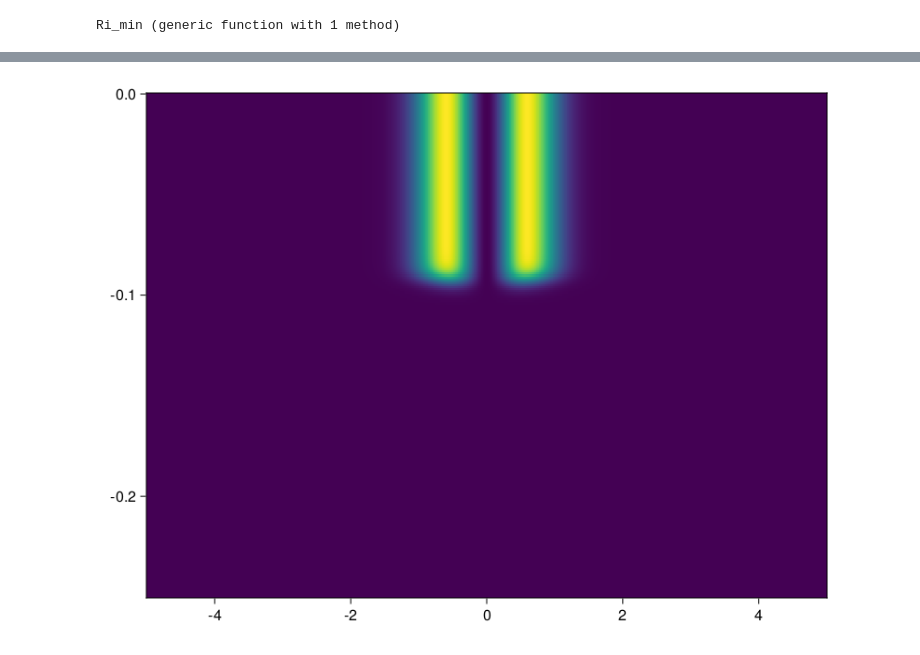
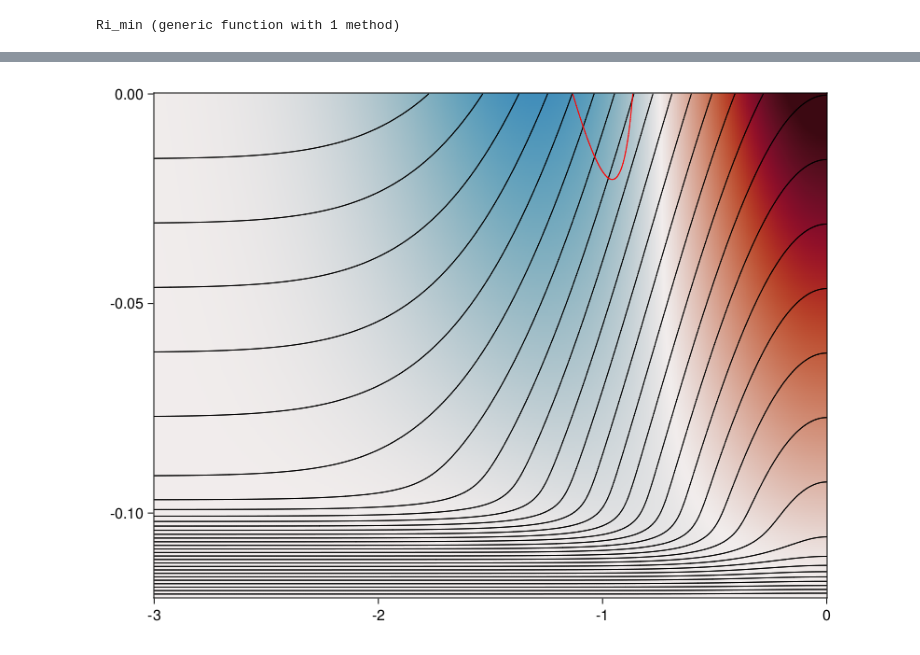
Before and after one commit to erin-atkinson/filament-instability, a Jupyter notebook: FilamentShape.ipynb, the cells around one changed output, grey strips where cells are left out. Drawn from its saved outputs; the diff is of its cells as text; code cells hidden in the pictures.

```diff
--- a/FilamentShape.ipynb
+++ b/FilamentShape.ipynb
@@ -74,0 +10,4 @@ sp2 = create_simulation_parameters((; Ro=3, Ri=Ri₁, α=α₁, δ=δ₁))
+# %%
+# So these two
+sp = create_simulation_parameters((; Ro=1.1, Ri=1.2, α=1, δ=-0.25));
+(b, v) = get_filament_state(sp);
@@ -75,9 +34,19 @@ sp2 = create_simulation_parameters((; Ro=3, Ri=Ri₁, α=α₁, δ=δ₁))
 # %%
-xs = range(-5sp.L, 5sp.L, 1024)
-zs = range(-sp.Lz, 0, 256)
+xs = range(-3sp.L, 0, 1024)
+zs = range(-1.2sp.H, 0, 256)
+
+fig = Figure()
+ax = Axis(fig[1, 1])
+@inline ∂v∂x(x, z) =  (v(x+5e-4, z) - v(x-5e-4, z)) / 1e-3
 @inline ∂v∂z(x, z) =  (v(x, z+5e-4) - v(x, z-5e-4)) / 1e-3
+@inline ∂b∂x(x, z) =  (b(x+5e-4, z) - b(x-5e-4, z)) / 1e-3
 @inline ∂b∂z(x, z) =  (b(x, z+5e-4) - b(x, z-5e-4)) / 1e-3
 @inline invRi(x, z) = ∂v∂z(x, z)^2 / abs(∂b∂z(x, z))
-heatmap(xs, zs, invRi)
+@inline q(x, z) = (∂v∂x(x, z) + 1) * ∂b∂z(x, z) - ∂v∂z(x, z) * ∂b∂x(x, z)
+heatmap!(ax, xs, zs, ∂v∂x, colormap=:balance, colorrange=(-1, 1))
+contour!(ax, xs, zs, b, color=:black, levels=30)
+contour!(ax, xs, zs, q, levels=[0], color=:red)
+contour!(ax, xs, zs, invRi, levels=[1/0.95, 1/0.25], color=:blue)
+fig
 # %% [output]
-[figure, old version]
+[figure, new version]
```
Also changed, not shown: parts of 9 cells of this notebook, 6 other files.
